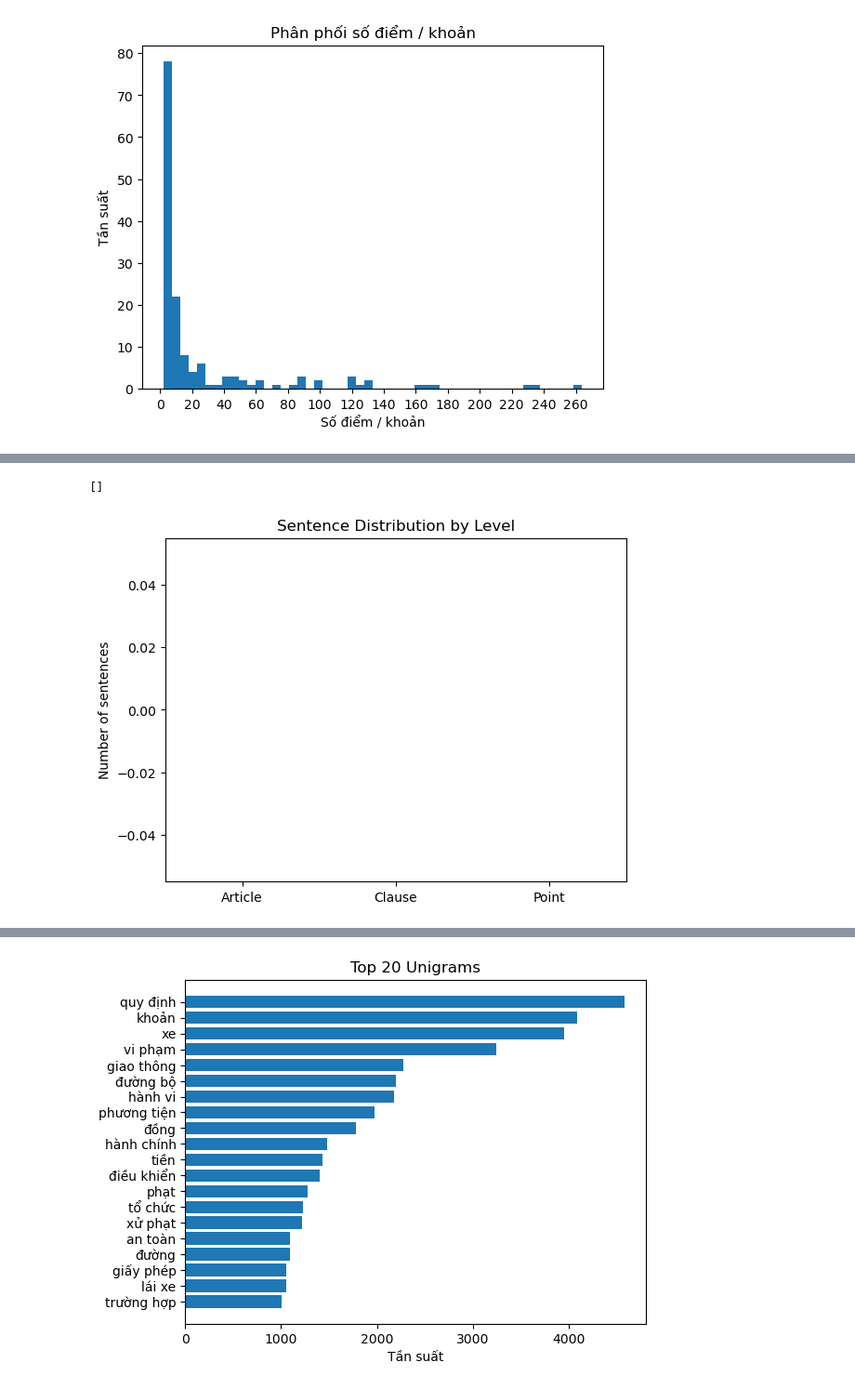
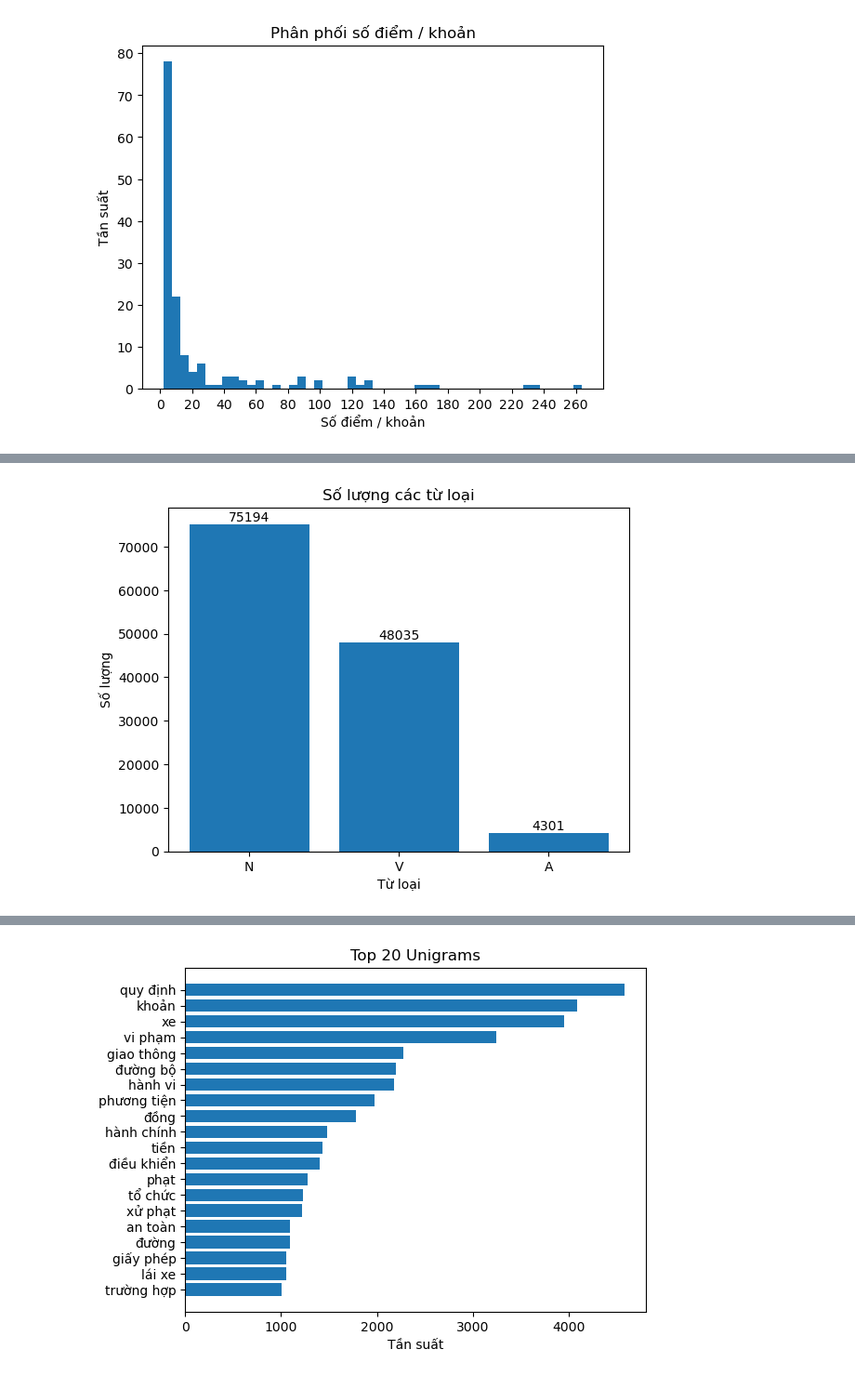
Before and after one commit to n3sfan/NLP-LegalQA, a Jupyter notebook: notebook/eda.ipynb, the cells around one changed output, grey strips where cells are left out. Shown at 93% size. Cells and saved outputs as stored; diff of their text form; code cells hidden in the pictures.

```diff
--- a/notebook/eda.ipynb
+++ b/notebook/eda.ipynb
@@ -168,31 +217,23 @@ Full text sentence count: 8240
-# %%
-# not done
-article_texts = [
-    a["content"] for a in articles
-    if isinstance(a, dict) and "content" in a
-]
-clause_texts = [
-    c["content"] for c in clauses
-    if isinstance(c, dict) and "content" in c
-]
-point_texts = [
-    p["content"] for p in points
-    if isinstance(p, dict) and "content" in p
-]
-article_sent = [count_sentences(t) for t in article_texts]
-clause_sent = [count_sentences(t) for t in clause_texts]
-point_sent = [count_sentences(t) for t in point_texts]
-# %% [output]
-[]
-# %%
-# not done
-data = [article_sent, clause_sent, point_sent]
-
-plt.boxplot(data, labels=["Article", "Clause", "Point"])
-
-plt.ylabel("Number of sentences")
-plt.title("Sentence Distribution by Level")
-
-plt.show()
-# %% [output]
-[figure, removed]
+# %%
+all_tokens = " ".join(tokens)
+tks = ViTokenizer.tokenize(all_tokens)
+words, pos_tags = ViPosTagger.postagging(tks)
+pos_data = [(w, t) for w, t in zip(words, pos_tags)]
+# %%
+pos_counts = Counter(pos_tags)
+df_pos = pd.DataFrame(pos_counts.items(), columns=['POS_Tag', 'Count'])
+target_tags = ['N', 'V', 'A']
+df_filtered = df_pos[df_pos['POS_Tag'].isin(target_tags)].copy()
+df_filtered = df_filtered.sort_values(by='Count', ascending=False)
+bars = plt.bar(df_filtered['POS_Tag'], df_filtered['Count'])
+for bar in bars:
+    height = bar.get_height()
+    plt.text(bar.get_x() + bar.get_width()/2, height,
+             str(int(height)),
+             ha='center', va='bottom')
+plt.title("Số lượng các từ loại")
+plt.xlabel("Từ loại")
+plt.ylabel("Số lượng")
+plt.show()
+# %% [output]
+[figure, added]
```
Also changed, not shown: parts of 12 cells of this notebook.
